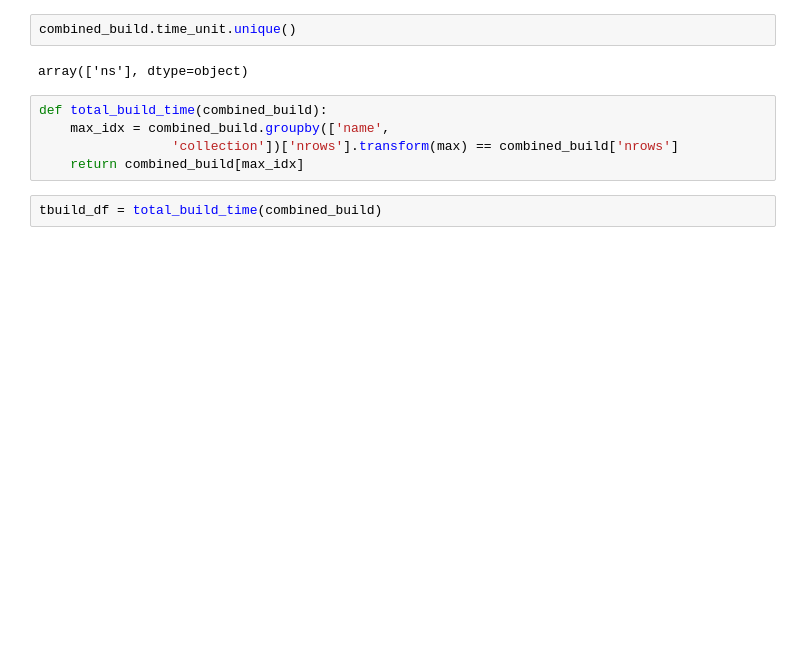
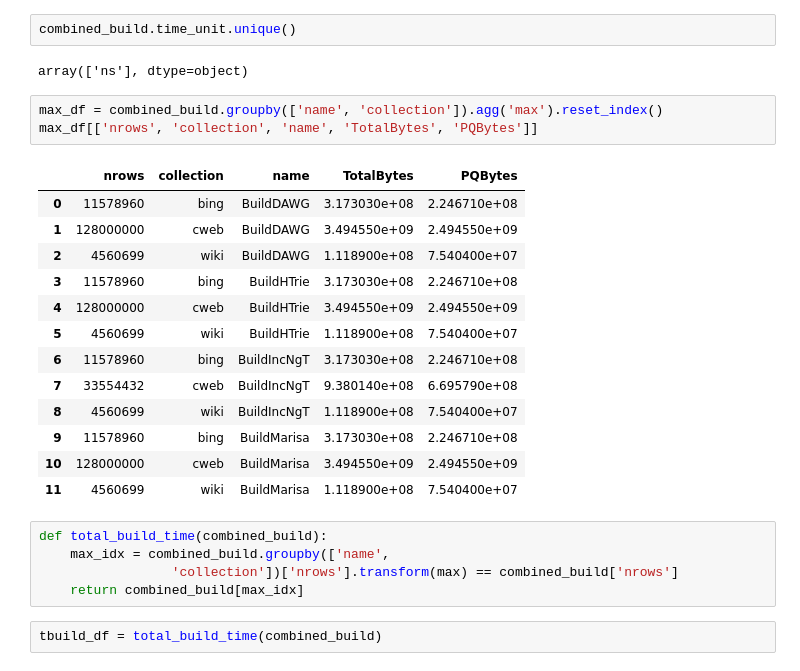
Before and after one commit to unnikrishnanta/qac-eval, a Jupyter notebook: Python/Notebooks/BuildTimes.ipynb, the cells around one changed output. Cells and saved outputs as stored; diff of their text form; blank space fills up the shorter version.

```diff
--- a/Python/Notebooks/BuildTimes.ipynb
+++ b/Python/Notebooks/BuildTimes.ipynb
@@ -35,6 +63,23 @@ combined_build = build_wiki.append(build_cweb, ignore_index=True).append(build_b
 combined_build.time_unit.unique()
 # %% [output]
 array(['ns'], dtype=object)
+# %%
+max_df = combined_build.groupby(['name', 'collection']).agg('max').reset_index()
+max_df[['nrows', 'collection', 'name', 'TotalBytes', 'PQBytes']]
+# %% [output]
+|  | nrows | collection | name | TotalBytes | PQBytes |
+| 0 | 11578960 | bing | BuildDAWG | 3.173030e+08 | 2.246710e+08 |
+| 1 | 128000000 | cweb | BuildDAWG | 3.494550e+09 | 2.494550e+09 |
+| 2 | 4560699 | wiki | BuildDAWG | 1.118900e+08 | 7.540400e+07 |
+| 3 | 11578960 | bing | BuildHTrie | 3.173030e+08 | 2.246710e+08 |
+| 4 | 128000000 | cweb | BuildHTrie | 3.494550e+09 | 2.494550e+09 |
+| 5 | 4560699 | wiki | BuildHTrie | 1.118900e+08 | 7.540400e+07 |
+| 6 | 11578960 | bing | BuildIncNgT | 3.173030e+08 | 2.246710e+08 |
+| 7 | 33554432 | cweb | BuildIncNgT | 9.380140e+08 | 6.695790e+08 |
+| 8 | 4560699 | wiki | BuildIncNgT | 1.118900e+08 | 7.540400e+07 |
+| 9 | 11578960 | bing | BuildMarisa | 3.173030e+08 | 2.246710e+08 |
+| 10 | 128000000 | cweb | BuildMarisa | 3.494550e+09 | 2.494550e+09 |
+| 11 | 4560699 | wiki | BuildMarisa | 1.118900e+08 | 7.540400e+07 |
 # %%
 def total_build_time(combined_build):
     max_idx = combined_build.groupby(['name',
```
Also changed, not shown: parts of 2 cells of this notebook, 1 other file.
